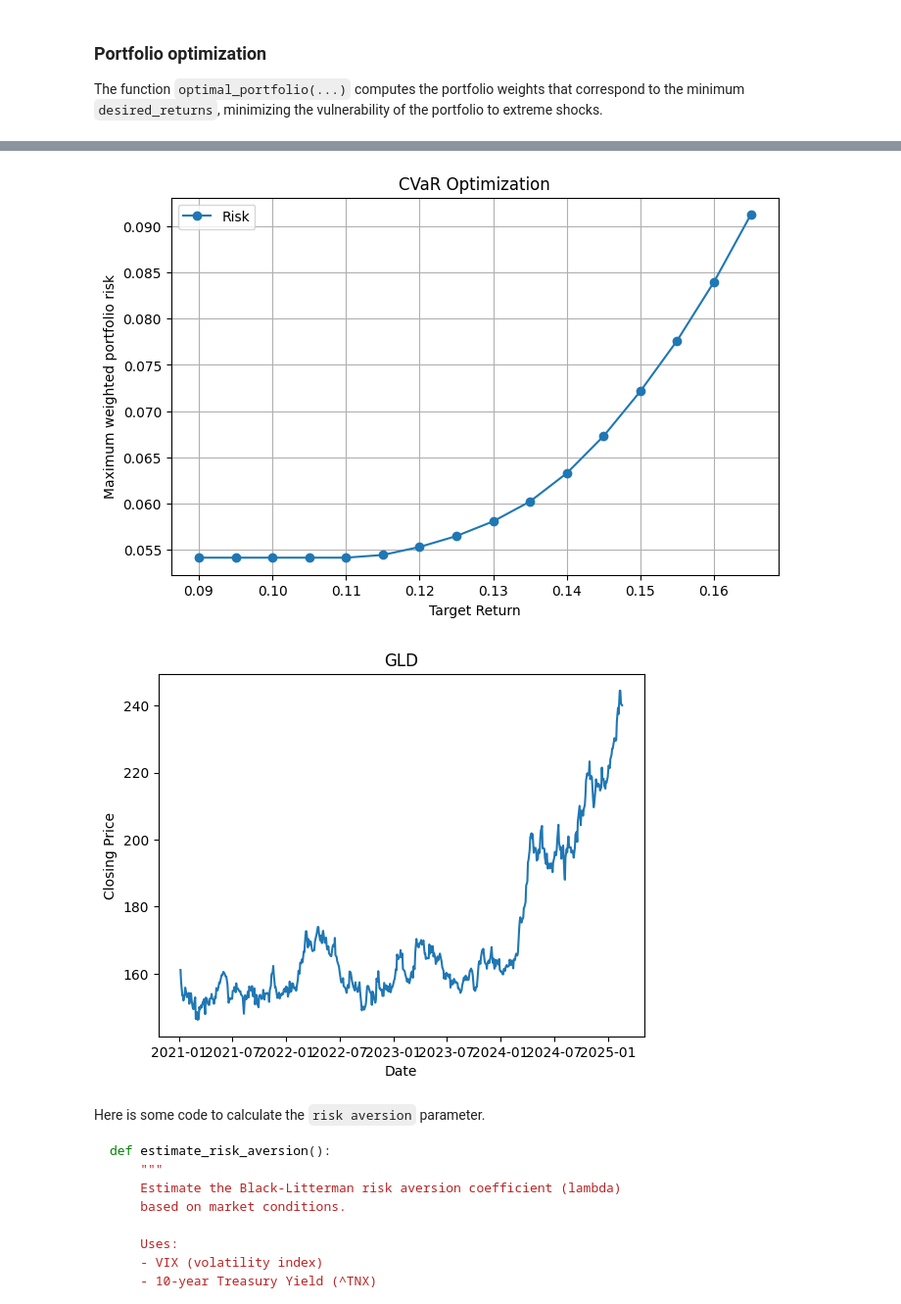
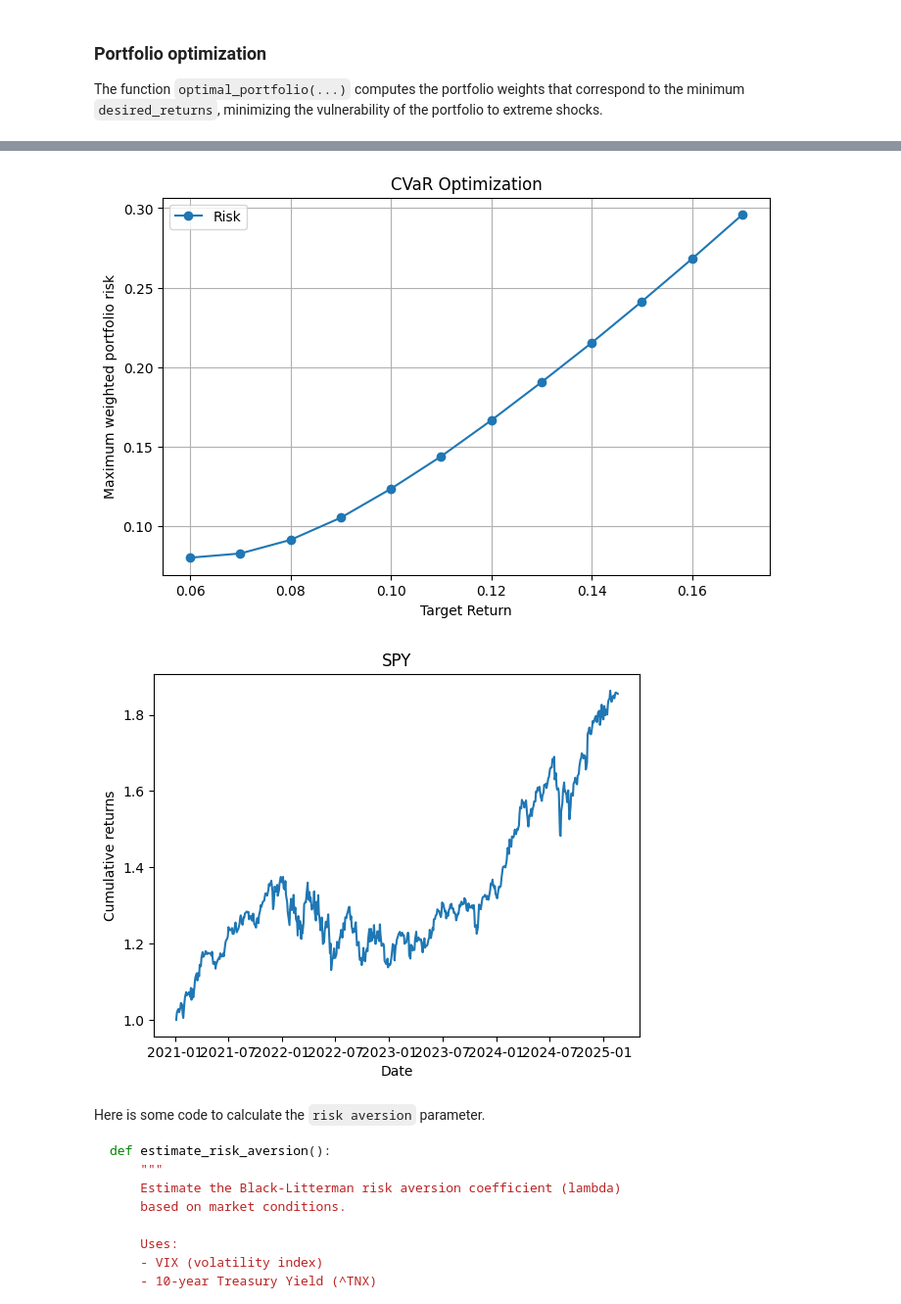
Before and after one commit to RyanCotsakis/CVaR-portfolio, a Jupyter notebook: portfolio_builder.ipynb, the cells around one changed output, grey strips where cells are left out. Shown: that part at 98% size. Cells and saved outputs as stored; diff of their text form; code cells hidden in the pictures.

```diff
--- a/portfolio_builder.ipynb
+++ b/portfolio_builder.ipynb
@@ -78,14 +96,6 @@ Here we create the `stock_info` variable, which contains `dividends` and `market
 # %%
-def get_stock_info(ticker):
-    stock_info = {"dividends" : 0}
-    ticker_info = scraped[ticker]
-
-    # get dividends
-    dividend_keys = ("yield", "dividendYield")
-    for key in dividend_keys:
-        if key in ticker_info.keys():
-            stock_info["dividends"] = ticker_info[key]
-            break
+def get_market_cap(ticker):
+    ticker_info = scraped[ticker].info
 
     # get marketCap
     currency = ticker_currencies[ticker]
@@ -96,14 +106,11 @@ def get_stock_info(ticker):
     cap_keys = ("marketCap", "totalAssets")
     for key in cap_keys:
         if key in ticker_info.keys():
-            stock_info["marketCap"] = ticker_info[key] / conversion
-            break
-    if "marketCap" not in stock_info.keys():
-        stock_info["marketCap"] = None
+            return ticker_info[key] / conversion
 
-    return stock_info
+    return None
 
-print("Getting dividends and market cap...")
-stock_info = pd.DataFrame([get_stock_info(ticker) for ticker in tickers], index=tickers)
-print("Got the stock info!")
+print("Getting market cap data...")
+market_caps = pd.Series([get_market_cap(ticker) for ticker in tickers], index=tickers)
+print("Got the market caps!")
 # %% [output]
@@ -118,4 +127,5 @@ Here, we use two techniques to calculate the covariance matrix.
 # %%
+returns.index = pd.to_datetime(returns.index)
 time_span = returns.index[-1] - returns.index[0]
 n_years = time_span.days / 365
 entries_per_year = len(returns) / n_years
@@ -149,7 +159,8 @@ The final adjusted `expected_returns` will be used to optimize our portfolio by
 # %%
 # Market return
 risk_aversion = 3.5 # higher means that investors require higher returns for a single unit of risk
-pi = risk_aversion * sigma @ stock_info["marketCap"] / stock_info["marketCap"].sum() # exess returns (after risk free + dividends)
+pi = risk_aversion * sigma @ market_caps / market_caps.sum() # exess returns (after risk free + dividends)
+pi = pi.squeeze()
 oil_gas_tickers = ["BP", "CVX", "ENB", "EQNR", "PBR", "RIO", "SHEL", "VALE", "XOM", "XLE"]
 
 one_hot = pd.DataFrame(np.eye(len(pi)), columns=pi.index) # Creates a a one-hot vector corresponding to each ticker to be fed to Views
@@ -178,19 +189,19 @@ class Views():
 
     def compute_returns(self, remove=None, verbose=False):
         if self.P is None:
-            self.expected_returns = self.risk_free_rate + stock_info["dividends"] + pi
+            self.expected_returns = pi + self.risk_free_rate
         else:
             sigma_22 = self.P @ sigma.values @ self.P.T
             eigvals, eigvecs = np.linalg.eigh(sigma_22)
             assert np.all(eigvals > 0), "sigma_22 is not positive definite!"
             sqrt_sigma22_inv = eigvecs @ np.diag(1.0 / np.sqrt(eigvals)) @ eigvecs.T
-            pi_adjusted = pi.values + sigma.values @ self.P.T @ sqrt_sigma22_inv @ self.forces
+            pi_adjusted = pi.values + (sigma.values @ self.P.T @ sqrt_sigma22_inv @ self.forces)
 
             if verbose and self.P is not None:
                 print("Adjustments to the mean returns of the views:")
                 print(eigvecs @ np.diag(np.sqrt(eigvals)) @ eigvecs.T @ self.forces)
 
-            expected_returns = self.risk_free_rate + stock_info["dividends"] + pd.Series(pi_adjusted, stock_info.index)
+            expected_returns = self.risk_free_rate + pd.Series(pi_adjusted, pi.index)
             if remove is not None:
                 expected_returns.loc[remove] = 0
             self.expected_returns = expected_returns
@@ -325,7 +338,6 @@ def optimal_portfolio(desired_returns, verbose=False):
     optimized_weights[optimized_weights < 0.008] = 0
     optimized_weights /= optimized_weights.sum()
     optimized_returns = np.dot(expected_returns.values, optimized_weights.values)
-    dividend_yield = np.dot(stock_info["dividends"].values, optimized_weights.values)
 
     if(verbose):
         print(f"Quantile: {alpha:.3f}")
@@ -334,20 +346,18 @@ def optimal_portfolio(desired_returns, verbose=False):
         print(f"ES:")
         print(expected_shortfall.value)
         print(f"Total returns: {optimized_returns:.4f}")
-        print(f"Dividend yield: {dividend_yield:.4f}")
         print(f"Portfolio risk: {max_weighted_risk_measure.value:.4f}")
         print("---")
         print(optimized_weights[optimized_weights > 0])
         portfolio_history = data[expected_returns.index].values @ optimized_weights.values
-        portfolio_history = pd.Series(portfolio_history, data.index)
+        portfolio_history = pd.Series(portfolio_history, pd.to_datetime(data.index))
         plt.plot(portfolio_history / portfolio_history.iloc[0])
         plt.title("Portfolio history")
         plt.xlabel("Date")
-        plt.ylabel("Cumulative returns minus dividends")
+        plt.ylabel("Cumulative returns")
     return({"VaR" : nu.value,
             "ES" : expected_shortfall,
             "Quantile" : alpha,
             "Returns" : optimized_returns,
-            "Dividends" : dividend_yield,
             "Weights" : optimized_weights,
             "Risk" : max_weighted_risk_measure})
@@ -375,32 +387,33 @@ dtype: float64
 # %%
 # Plotting
-returns_seq = np.arange(0.09, 0.165, 0.005)
+returns_seq = np.arange(0.06, 0.17, 0.01)
 risk_seq = [optimal_portfolio(r)["Risk"].value for r in returns_seq]
 
 # Plot both lines
 plt.figure(figsize=(8, 5))
 plt.plot(returns_seq, risk_seq, label="Risk", linestyle='-', marker='o')
 
 # Labels and Title
 plt.xlabel("Target Return")
 plt.ylabel(f"Maximum weighted portfolio risk")
 plt.title("CVaR Optimization")
 plt.legend()
 plt.grid(True)
 
 # Show the plot
 plt.show()
 # %% [output]
-[figure, old version]
+[figure, new version]
 # %%
-ticker = "GLD"
-plt.plot(data[ticker])
+ticker = "SPY"
+data.index = pd.to_datetime(data.index)
+plt.plot(data[ticker] / data[ticker].iloc[0])
 plt.xlabel("Date")
-plt.ylabel("Closing Price")
+plt.ylabel("Cumulative returns")
 plt.title(ticker)
 plt.show()
 # %% [output]
-[figure, old version]
+[figure, new version]
 # %% [markdown]
 Here is some code to calculate the `risk aversion` parameter.
 
```
Also changed, not shown: parts of 12 cells of this notebook.
